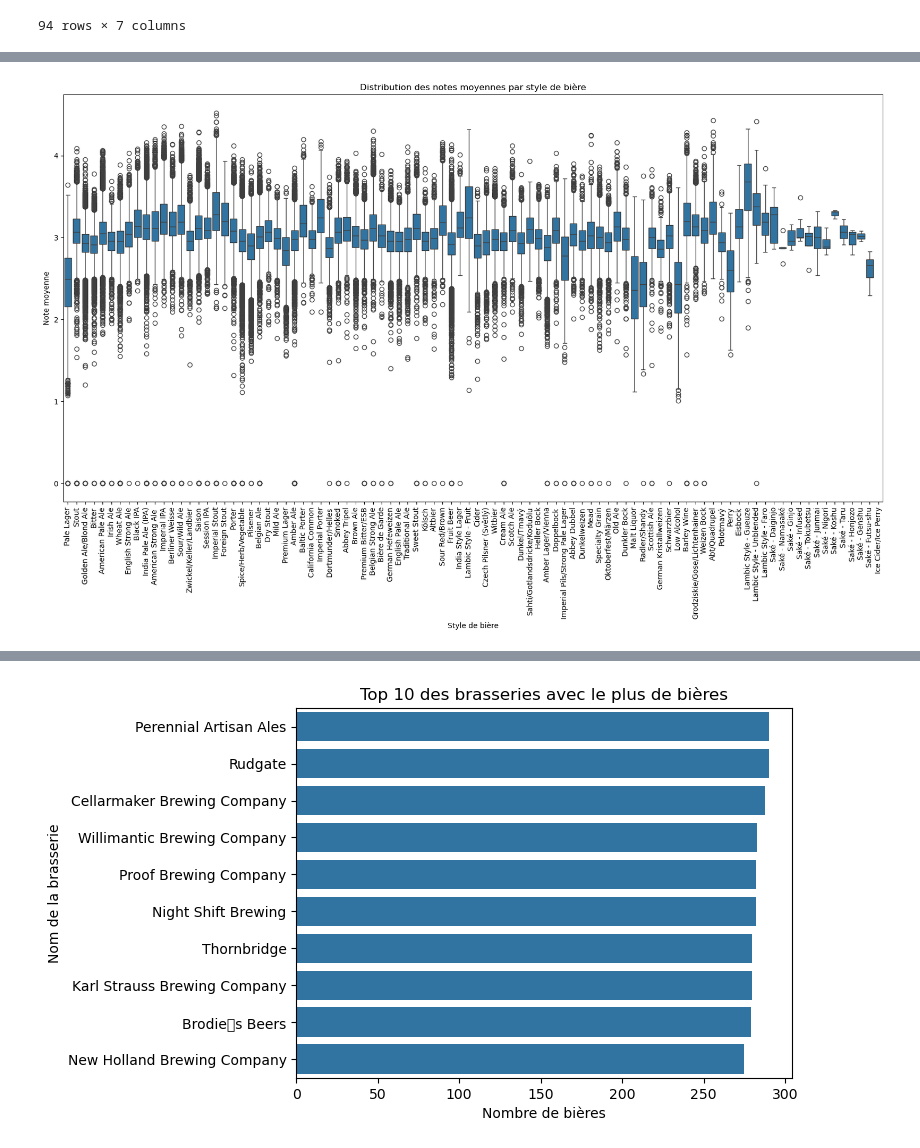
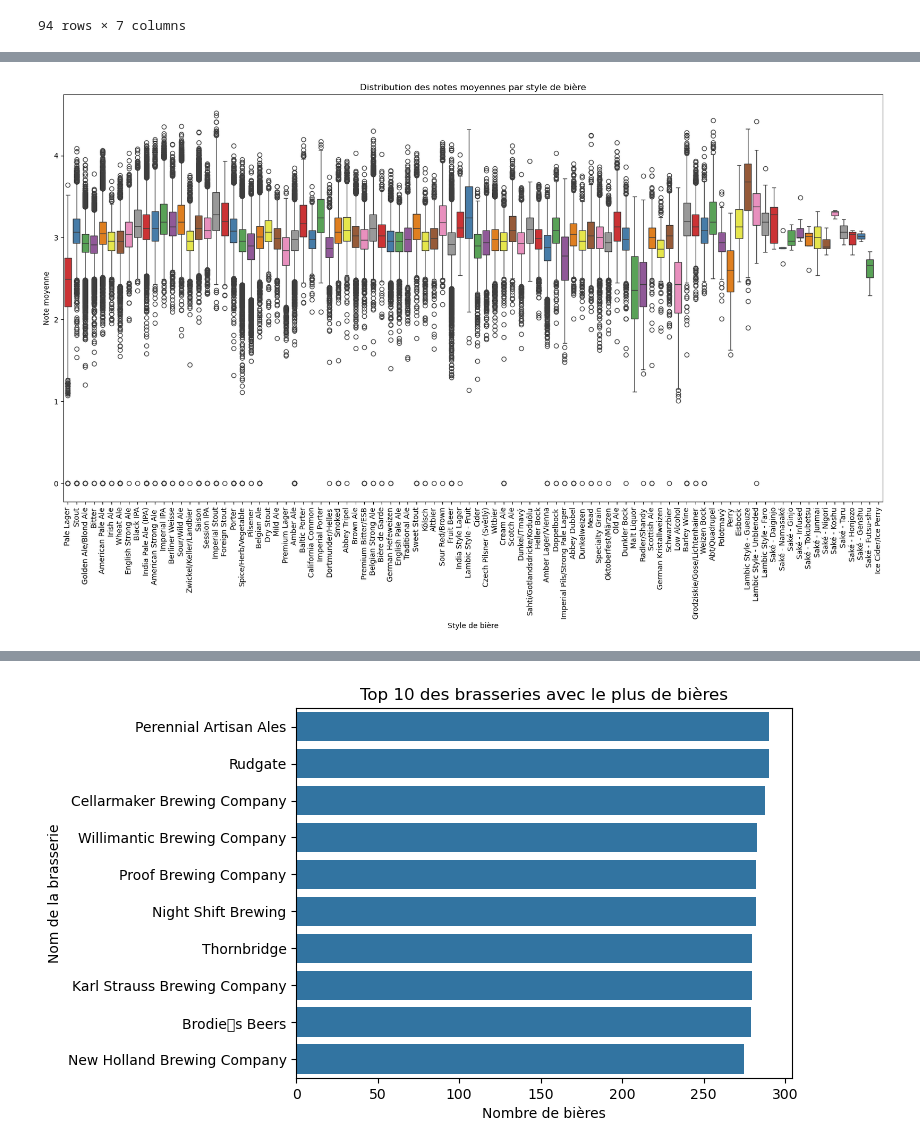
Before and after one commit to epfl-ada/ada-2024-project-bada55, a Jupyter notebook: notebook/data/data.ipynb, the cells around one changed output, grey strips where cells are left out. Drawn from its saved outputs; the diff is of its cells as text; code cells hidden in the pictures.

```diff
--- a/notebook/data/data.ipynb
+++ b/notebook/data/data.ipynb
@@ -597,10 +626,10 @@ plt.show()
 # %%
 plt.figure(figsize= (20, 10))
-sns.boxplot(data= rb_beers, x= 'style', y= 'avg')
+sns.boxplot(data= rb_beers, x= 'style', y= 'avg', hue= 'style', palette= 'Set1')
 plt.title("Distribution des notes moyennes par style de bière")
 plt.xticks(rotation= 90)
 plt.xlabel("Style de bière")
 plt.ylabel("Note moyenne")
 plt.show()
 # %% [output]
-[figure, old version]
+[figure, new version]
```
Also changed, not shown: parts of 11 cells of this notebook.
